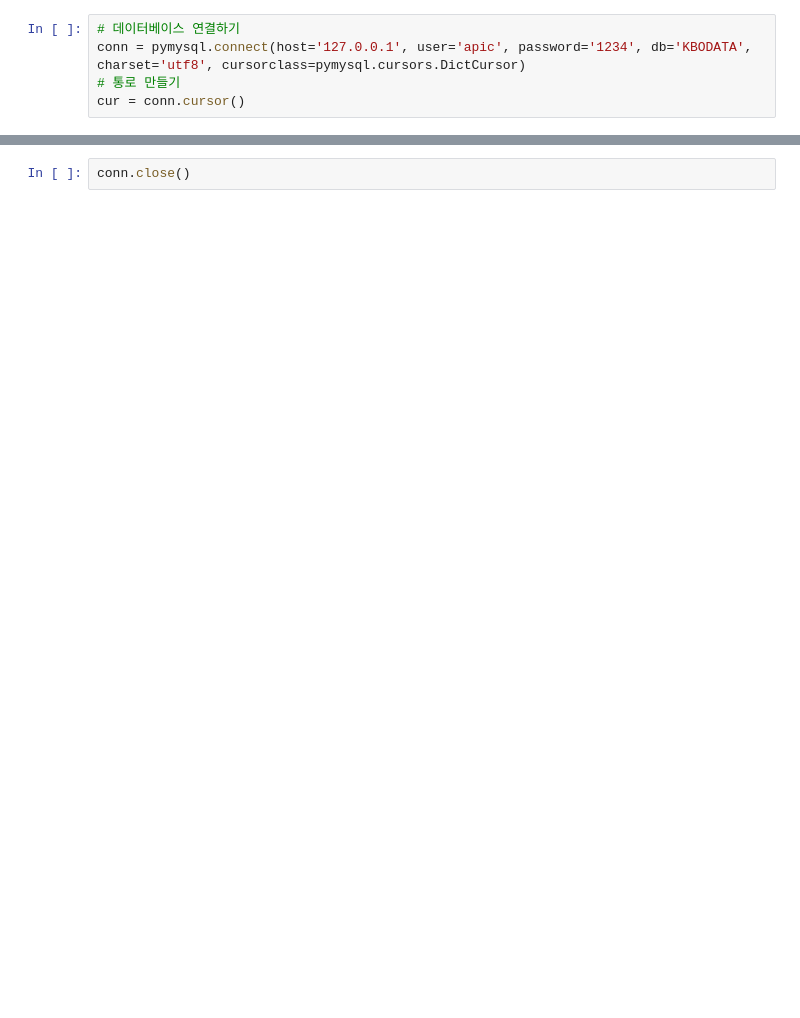
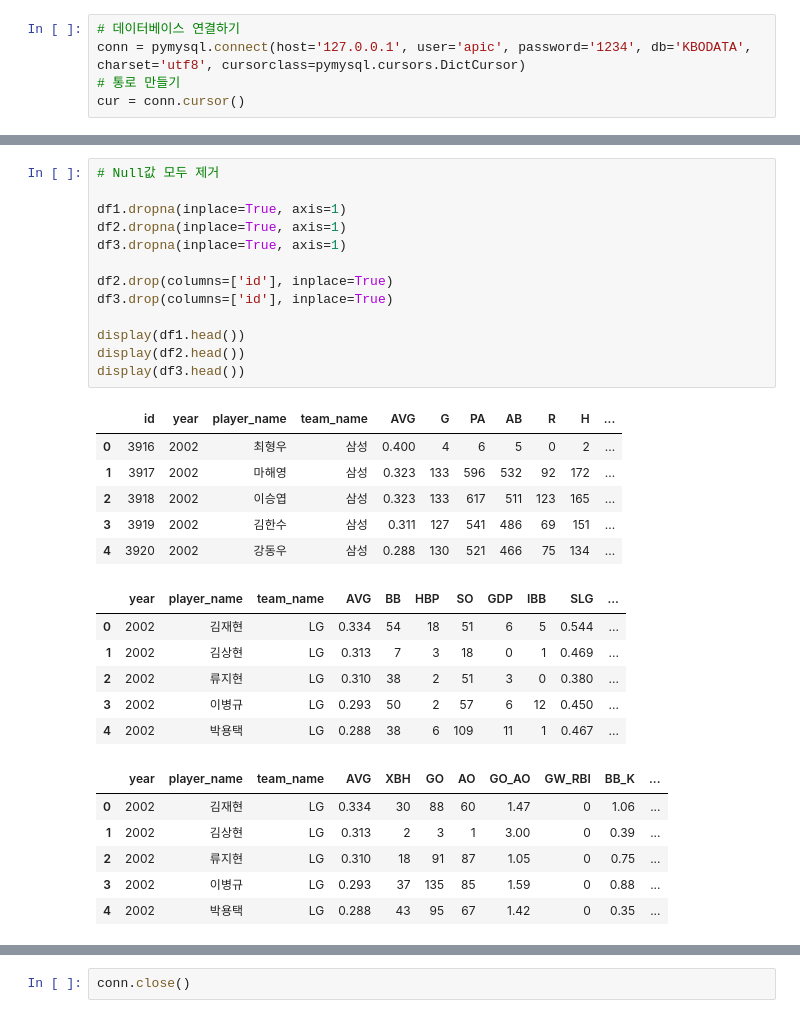
Before and after one commit to dlsdud9098/kbo_crawl, a Jupyter notebook: data_process.ipynb, the cells around one changed output, grey strips where cells are left out. Drawn from its saved outputs; the diff is of its cells as text; blank space fills up the shorter version.

```diff
--- a/data_process.ipynb
+++ b/data_process.ipynb
@@ -15,0 +44,32 @@ KeyboardInterrupt:
+# %%
+# Null값 모두 제거
+
+df1.dropna(inplace=True, axis=1)
+df2.dropna(inplace=True, axis=1)
+df3.dropna(inplace=True, axis=1)
+
+df2.drop(columns=['id'], inplace=True)
+df3.drop(columns=['id'], inplace=True)
+
+display(df1.head())
+display(df2.head())
+display(df3.head())
+# %% [output]
+|  | id | year | player_name | team_name | AVG | G | PA | AB | R | H | ... |
+| 0 | 3916 | 2002 | 최형우 | 삼성 | 0.400 | 4 | 6 | 5 | 0 | 2 | ... |
+| 1 | 3917 | 2002 | 마해영 | 삼성 | 0.323 | 133 | 596 | 532 | 92 | 172 | ... |
+| 2 | 3918 | 2002 | 이승엽 | 삼성 | 0.323 | 133 | 617 | 511 | 123 | 165 | ... |
+| 3 | 3919 | 2002 | 김한수 | 삼성 | 0.311 | 127 | 541 | 486 | 69 | 151 | ... |
+| 4 | 3920 | 2002 | 강동우 | 삼성 | 0.288 | 130 | 521 | 466 | 75 | 134 | ... |
+|  | year | player_name | team_name | AVG | BB | HBP | SO | GDP | IBB | SLG | ... |
+| 0 | 2002 | 김재현 | LG | 0.334 | 54 | 18 | 51 | 6 | 5 | 0.544 | ... |
+| 1 | 2002 | 김상현 | LG | 0.313 | 7 | 3 | 18 | 0 | 1 | 0.469 | ... |
+| 2 | 2002 | 류지현 | LG | 0.310 | 38 | 2 | 51 | 3 | 0 | 0.380 | ... |
+| 3 | 2002 | 이병규 | LG | 0.293 | 50 | 2 | 57 | 6 | 12 | 0.450 | ... |
+| 4 | 2002 | 박용택 | LG | 0.288 | 38 | 6 | 109 | 11 | 1 | 0.467 | ... |
+|  | year | player_name | team_name | AVG | XBH | GO | AO | GO_AO | GW_RBI | BB_K | ... |
+| 0 | 2002 | 김재현 | LG | 0.334 | 30 | 88 | 60 | 1.47 | 0 | 1.06 | ... |
+| 1 | 2002 | 김상현 | LG | 0.313 | 2 | 3 | 1 | 3.00 | 0 | 0.39 | ... |
+| 2 | 2002 | 류지현 | LG | 0.310 | 18 | 91 | 87 | 1.05 | 0 | 0.75 | ... |
+| 3 | 2002 | 이병규 | LG | 0.293 | 37 | 135 | 85 | 1.59 | 0 | 0.88 | ... |
+| 4 | 2002 | 박용택 | LG | 0.288 | 43 | 95 | 67 | 1.42 | 0 | 0.35 | ... |
```
Also changed, not shown: parts of 10 cells of this notebook, 3 other files.
